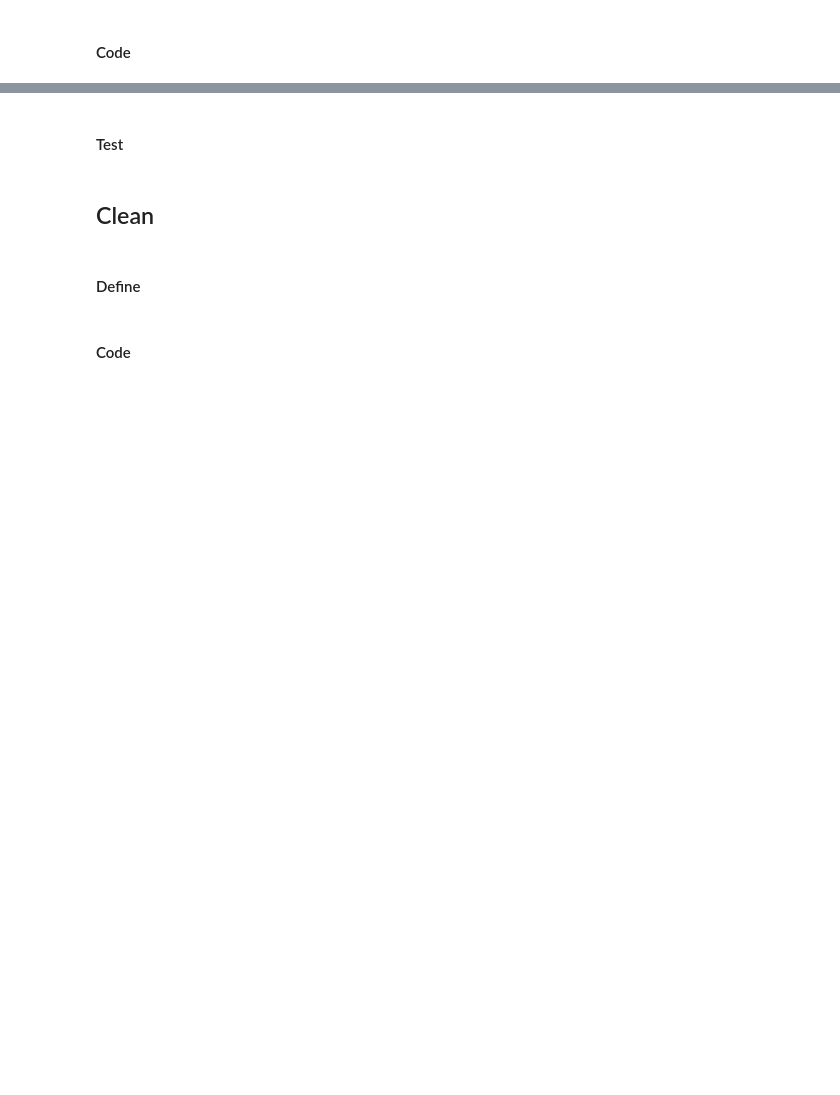
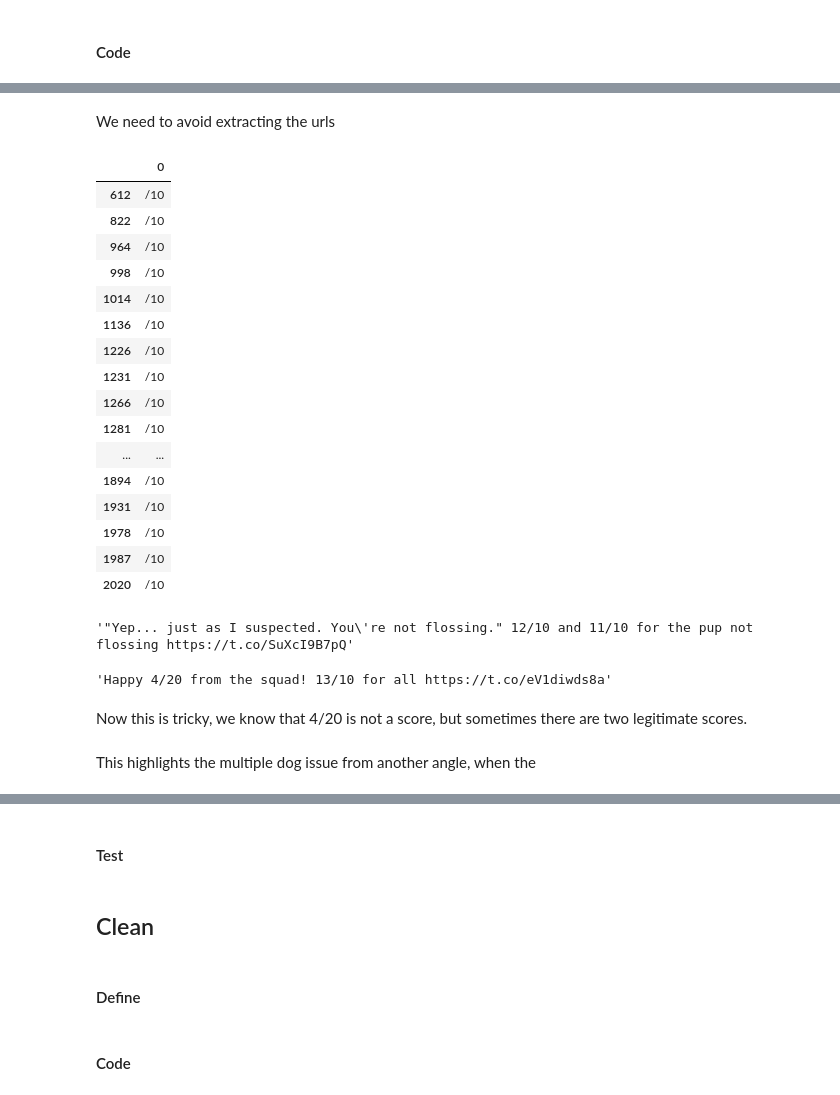
Before and after one commit to mccormd1/Analytics_Nanodegree, a Jupyter notebook: 3-Data Wrangling/Final_Project/wrangle_act.ipynb, the cells around one changed output, grey strips where cells are left out. Drawn from its saved outputs; the diff is of its cells as text; code cells hidden in the pictures; blank space fills up the shorter version.

```diff
--- a/3-Data Wrangling/Final_Project/wrangle_act.ipynb
+++ b/3-Data Wrangling/Final_Project/wrangle_act.ipynb
@@ -972,0 +1125,35 @@ df_dog_clean[['name','text']].sample(15,random_state=10)
+# %% [markdown]
+We need to avoid extracting the urls
+# %%
+denominator=df_dog_clean.text.str.extractall('[^o](/\d+0)')
+denominator.xs(1,level='match')
+# %% [output]
+|  | 0 |
+| 612 | /10 |
+| 822 | /10 |
+| 964 | /10 |
+| 998 | /10 |
+| 1014 | /10 |
+| 1136 | /10 |
+| 1226 | /10 |
+| 1231 | /10 |
+| 1266 | /10 |
+| 1281 | /10 |
+| ... | ... |
+| 1894 | /10 |
+| 1931 | /10 |
+| 1978 | /10 |
+| 1987 | /10 |
+| 2020 | /10 |
+# %%
+df_dog_clean.loc[612].text
+# %% [output]
+'"Yep... just as I suspected. You\'re not flossing." 12/10 and 11/10 for the pup not flossing https://t.co/SuXcI9B7pQ'
+# %%
+df_dog_clean.loc[964].text
+# %% [output]
+'Happy 4/20 from the squad! 13/10 for all https://t.co/eV1diwds8a'
+# %% [markdown]
+Now this is tricky, we know that 4/20 is not a score, but sometimes there are two legitimate scores.
+# %% [markdown]
+This highlights the multiple dog issue from another angle, when the
```
Also changed, not shown: parts of 18 cells of this notebook.
